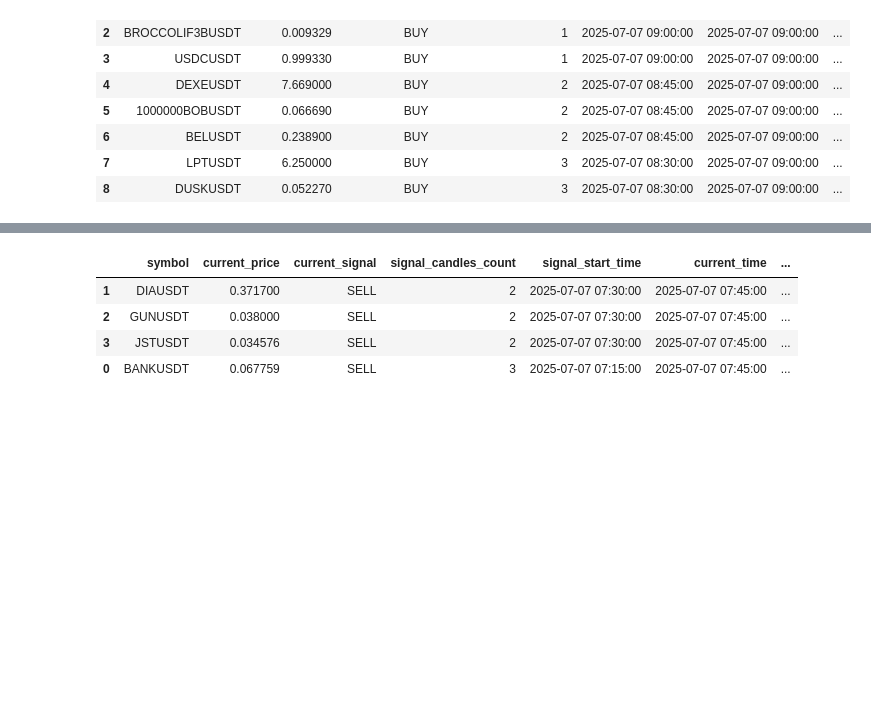
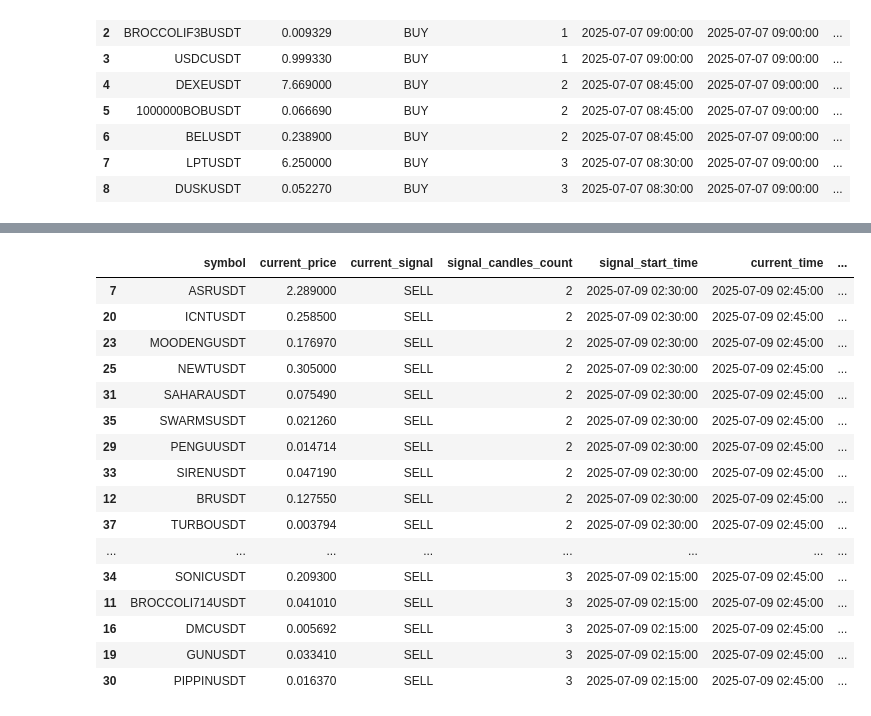
Before and after one commit to Arupreza/CrypBot, a Jupyter notebook: Future/Live_Trade_Future.ipynb, the cells around one changed output, grey strips where cells are left out. Saved outputs shown, nothing was run; the diff lists cells and outputs as text; code cells hidden in the pictures; blank space fills up the shorter version.

```diff
--- a/Future/Live_Trade_Future.ipynb
+++ b/Future/Live_Trade_Future.ipynb
@@ -262,0 +359,3 @@ results_Chandlier_zlsm_long
+# %%
+scanner = Binance_Support_Resistance_Perpetual_Scanner()
+active_symbols = scanner.get_active_symbols()
@@ -263,10 +460,10 @@ results_Chandlier_zlsm_long
 # %%
 results_Chandlier_zlsm_short = scan_perpetual_simple(
-    symbols=sell_pressure['symbol'].tolist(),
+    symbols=active_symbols,
     timeframe='15m',
     zlsma_length=200,  # Reduced from 200
     zlsma_limit=400,   # Reduced from 500
     momentum_limit=100, # Reduced from 200
     max_signal_candles=3,
-    trade_type='both'  # 'long', 'short', or 'both'
+    trade_type='short'  # 'long', 'short', or 'both'
 )
@@ -273,9 +488,23 @@ results_Chandlier_zlsm_short = scan_perpetual_simple(
 # %%
-results_Chandlier_zlsm_short
+x=results_Chandlier_zlsm_short[results_Chandlier_zlsm_short['current_price'] <= 10]
+x=x[x['signal_candles_count'] >= 2]
+x
 # %% [output]
 |  | symbol | current_price | current_signal | signal_candles_count | signal_start_time | current_time | ... |
-| 1 | DIAUSDT | 0.371700 | SELL | 2 | 2025-07-07 07:30:00 | 2025-07-07 07:45:00 | ... |
-| 2 | GUNUSDT | 0.038000 | SELL | 2 | 2025-07-07 07:30:00 | 2025-07-07 07:45:00 | ... |
-| 3 | JSTUSDT | 0.034576 | SELL | 2 | 2025-07-07 07:30:00 | 2025-07-07 07:45:00 | ... |
-| 0 | BANKUSDT | 0.067759 | SELL | 3 | 2025-07-07 07:15:00 | 2025-07-07 07:45:00 | ... |
+| 7 | ASRUSDT | 2.289000 | SELL | 2 | 2025-07-09 02:30:00 | 2025-07-09 02:45:00 | ... |
+| 20 | ICNTUSDT | 0.258500 | SELL | 2 | 2025-07-09 02:30:00 | 2025-07-09 02:45:00 | ... |
+| 23 | MOODENGUSDT | 0.176970 | SELL | 2 | 2025-07-09 02:30:00 | 2025-07-09 02:45:00 | ... |
+| 25 | NEWTUSDT | 0.305000 | SELL | 2 | 2025-07-09 02:30:00 | 2025-07-09 02:45:00 | ... |
+| 31 | SAHARAUSDT | 0.075490 | SELL | 2 | 2025-07-09 02:30:00 | 2025-07-09 02:45:00 | ... |
+| 35 | SWARMSUSDT | 0.021260 | SELL | 2 | 2025-07-09 02:30:00 | 2025-07-09 02:45:00 | ... |
+| 29 | PENGUUSDT | 0.014714 | SELL | 2 | 2025-07-09 02:30:00 | 2025-07-09 02:45:00 | ... |
+| 33 | SIRENUSDT | 0.047190 | SELL | 2 | 2025-07-09 02:30:00 | 2025-07-09 02:45:00 | ... |
+| 12 | BRUSDT | 0.127550 | SELL | 2 | 2025-07-09 02:30:00 | 2025-07-09 02:45:00 | ... |
+| 37 | TURBOUSDT | 0.003794 | SELL | 2 | 2025-07-09 02:30:00 | 2025-07-09 02:45:00 | ... |
+| ... | ... | ... | ... | ... | ... | ... | ... |
+| 34 | SONICUSDT | 0.209300 | SELL | 3 | 2025-07-09 02:15:00 | 2025-07-09 02:45:00 | ... |
+| 11 | BROCCOLI714USDT | 0.041010 | SELL | 3 | 2025-07-09 02:15:00 | 2025-07-09 02:45:00 | ... |
+| 16 | DMCUSDT | 0.005692 | SELL | 3 | 2025-07-09 02:15:00 | 2025-07-09 02:45:00 | ... |
+| 19 | GUNUSDT | 0.033410 | SELL | 3 | 2025-07-09 02:15:00 | 2025-07-09 02:45:00 | ... |
+| 30 | PIPPINUSDT | 0.016370 | SELL | 3 | 2025-07-09 02:15:00 | 2025-07-09 02:45:00 | ... |
 # %%
```
Also changed, not shown: parts of 38 cells of this notebook, 5 other files.
